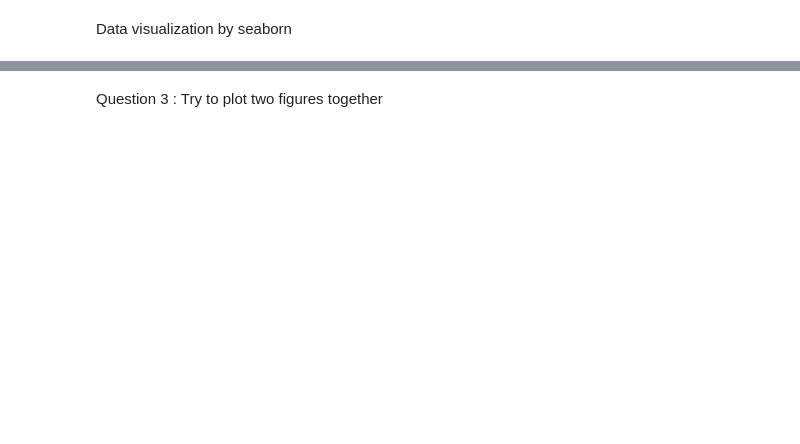
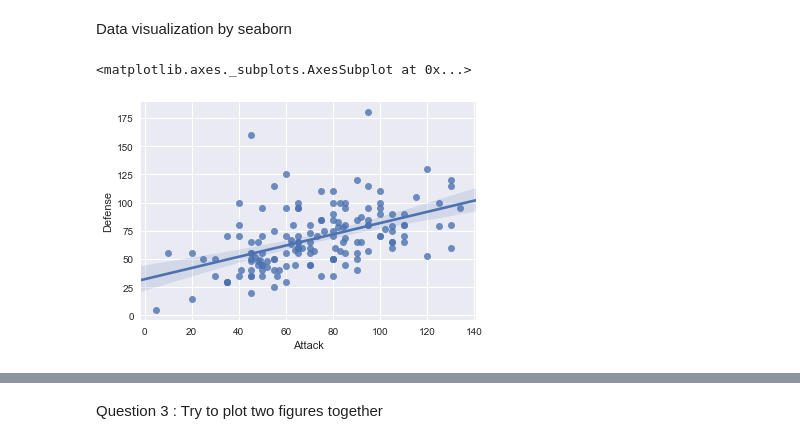
Before and after one commit to odyssium/Pokemon_practice, a Jupyter notebook: Python plotting practice.ipynb, the cells around one changed output, grey strips where cells are left out. Saved outputs shown, nothing was run; the diff lists cells and outputs as text; code cells hidden in the pictures; blank space fills up the shorter version.

```diff
--- a/Python plotting practice.ipynb
+++ b/Python plotting practice.ipynb
@@ -39,5 +93,9 @@ df.head()
 # %% [markdown]
 Data visualization by seaborn
 # %%
+sns.set()
 sns.regplot(x='Attack', y='Defense', data=df)
+# %% [output]
+<matplotlib.axes._subplots.AxesSubplot at 0x...>
+[figure, added]
 # %%
```
Also changed, not shown: parts of 22 cells of this notebook.
